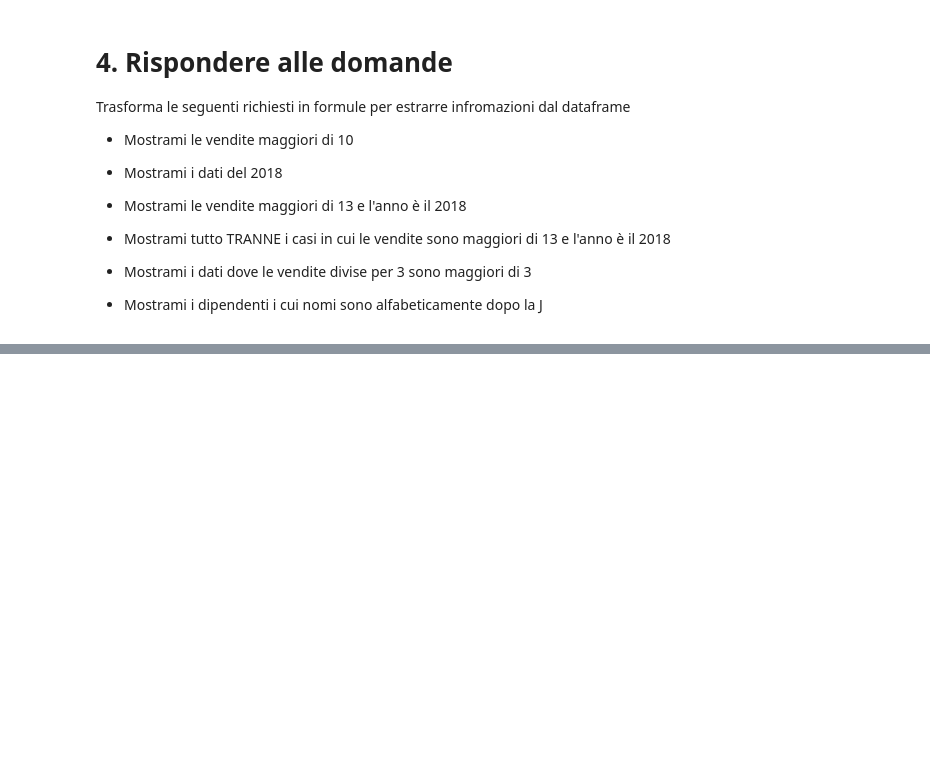
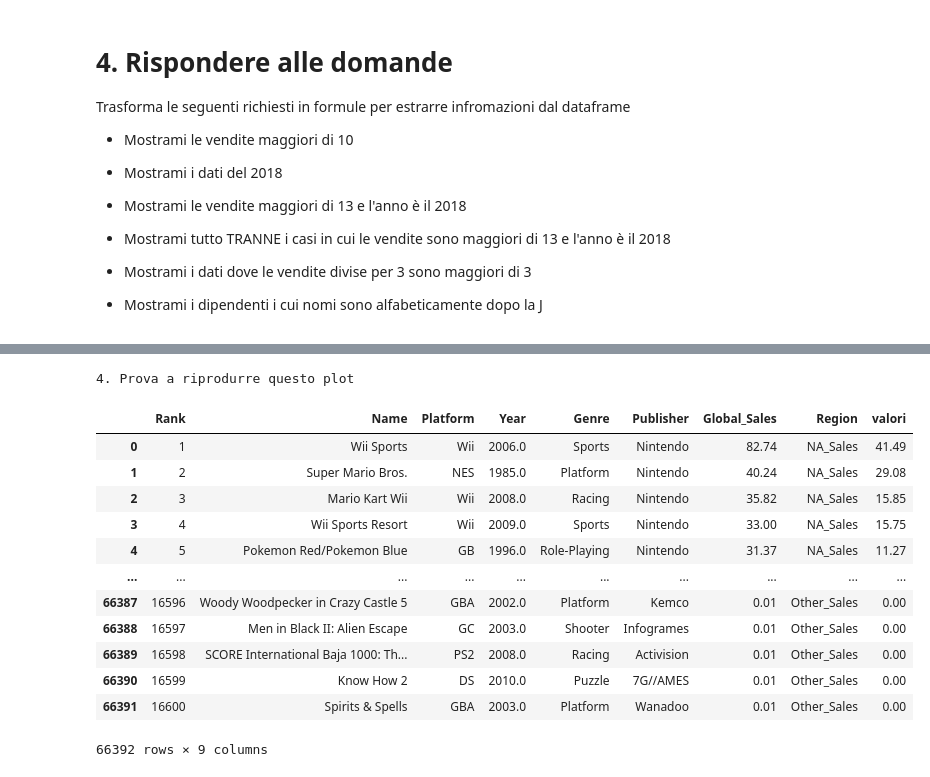
Before and after one commit to marinollilorenzo/programmazione_laboratorio, a Jupyter notebook: lab_2/lezione_6/6.4_Esericzi.ipynb, the cells around one changed output, grey strips where cells are left out. Cells and saved outputs as stored; diff of their text form; code cells hidden in the pictures; blank space fills up the shorter version.

```diff
--- a/lab_2/lezione_6/6.4_Esericzi.ipynb
+++ b/lab_2/lezione_6/6.4_Esericzi.ipynb
@@ -53,0 +138,19 @@ df.head()
+# %%
+print("4. Prova a riprodurre questo plot ")
+df_melt = df.melt(id_vars=['Rank', 'Name', 'Platform', 'Year', 'Genre','Publisher', 'Global_Sales'], var_name='Region', value_name='valori')
+df_melt
+# %% [output]
+4. Prova a riprodurre questo plot
+|  | Rank | Name | Platform | Year | Genre | Publisher | Global_Sales | Region | valori |
+| 0 | 1 | Wii Sports | Wii | 2006.0 | Sports | Nintendo | 82.74 | NA_Sales | 41.49 |
+| 1 | 2 | Super Mario Bros. | NES | 1985.0 | Platform | Nintendo | 40.24 | NA_Sales | 29.08 |
+| 2 | 3 | Mario Kart Wii | Wii | 2008.0 | Racing | Nintendo | 35.82 | NA_Sales | 15.85 |
+| 3 | 4 | Wii Sports Resort | Wii | 2009.0 | Sports | Nintendo | 33.00 | NA_Sales | 15.75 |
+| 4 | 5 | Pokemon Red/Pokemon Blue | GB | 1996.0 | Role-Playing | Nintendo | 31.37 | NA_Sales | 11.27 |
+| ... | ... | ... | ... | ... | ... | ... | ... | ... | ... |
+| 66387 | 16596 | Woody Woodpecker in Crazy Castle 5 | GBA | 2002.0 | Platform | Kemco | 0.01 | Other_Sales | 0.00 |
+| 66388 | 16597 | Men in Black II: Alien Escape | GC | 2003.0 | Shooter | Infogrames | 0.01 | Other_Sales | 0.00 |
+| 66389 | 16598 | SCORE International Baja 1000: Th... | PS2 | 2008.0 | Racing | Activision | 0.01 | Other_Sales | 0.00 |
+| 66390 | 16599 | Know How 2 | DS | 2010.0 | Puzzle | 7G//AMES | 0.01 | Other_Sales | 0.00 |
+| 66391 | 16600 | Spirits & Spells | GBA | 2003.0 | Platform | Wanadoo | 0.01 | Other_Sales | 0.00 |
+66392 rows × 9 columns
```
Also changed, not shown: parts of 8 cells of this notebook.
